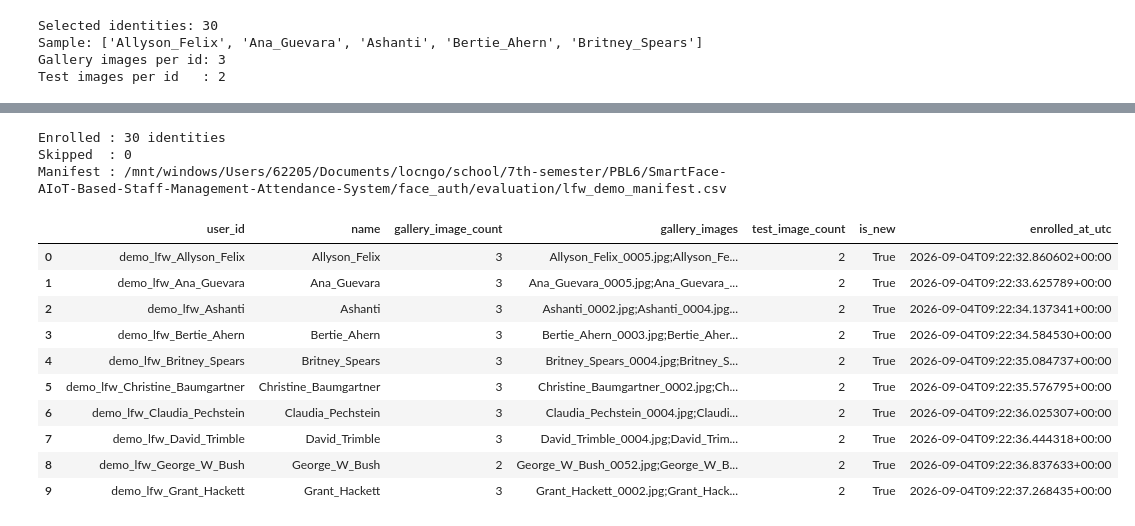
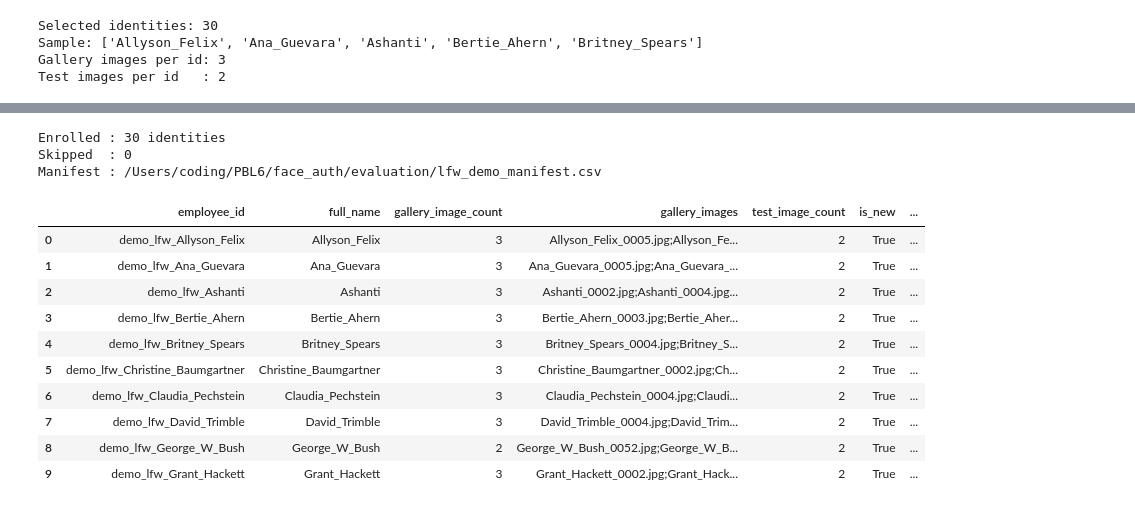
Before and after one commit to anh1303/SmartFace-AIoT-Based-Staff-Management-Attendance-System, a Jupyter notebook: face_auth/evaluation/lfw_demo_enroll.ipynb, the cells around one changed output, grey strips where cells are left out. Cells and saved outputs as stored; diff of their text form; code cells hidden in the pictures.

```diff
--- a/face_auth/evaluation/lfw_demo_enroll.ipynb
+++ b/face_auth/evaluation/lfw_demo_enroll.ipynb
@@ -243,7 +243,7 @@ import re
 from datetime import datetime, timezone
 from tqdm.auto import tqdm
 
-def make_user_id(name: str) -> str:
+def make_employee_id(name: str) -> str:
     # demo_lfw_<name> — tách hoàn toàn khỏi gallery/ thật và benchmark_lfw_
     return f"{VECTORDB_NAMESPACE}_" + re.sub(r"[^a-zA-Z0-9_-]+", "_", name)
 
@@ -251,7 +251,7 @@ manifest_rows = []
 skipped = []
 
 for name in tqdm(selected_names, desc="Enrolling"):
-    user_id = make_user_id(name)
+    employee_id = make_employee_id(name)
 
     # Embed gallery images
     raw_embs = []
@@ -268,7 +268,7 @@ for name in tqdm(selected_names, desc="Enrolling"):
     # Build mean embedding (với outlier filtering)
     try:
         mean_emb, warnings, valid_embs = build_identity_embedding(
-            raw_embs, outlier_threshold=config.RECOMMENDED_GALLERY_SIZE and 0.35
+            raw_embs, outlier_threshold=0.35
         )
     except Exception as e:
         skipped.append(name)
@@ -276,49 +276,50 @@ for name in tqdm(selected_names, desc="Enrolling"):
         continue
 
     for w in warnings:
         print(f"  [{name}] {w}")
 
     # Upsert vào VectorDB (overwrite=True để re-run không tạo duplicate)
     person_id, is_new, is_ignored = db.upsert(
-        user_id=user_id,
-        name=name,
+        employee_id=employee_id,
+        full_name=name,
         individual_embeddings=valid_embs,
         mean_embedding=mean_emb,
         overwrite=True,
         save_individuals=True,
+        model_version=config.EMBEDDING_MODEL_VERSION,
     )
 
     manifest_rows.append({
-        "user_id":            person_id,
-        "name":               name,
+        "employee_id":         person_id,
+        "full_name":           name,
         "gallery_image_count": len(valid_embs),
         "gallery_images":     ";".join(p.name for p in gallery_paths[name]),
         "test_image_count":   len(test_paths[name]),
         "is_new":             bool(is_new),
         "enrolled_at_utc":    datetime.now(timezone.utc).isoformat(),
     })
 
 manifest_df = pd.DataFrame(manifest_rows)
 manifest_df.to_csv(NOTEBOOK_DIR / MANIFEST_CSV, index=False, encoding="utf-8-sig")
 print(f"\nEnrolled : {len(manifest_rows)} identities")
 print(f"Skipped  : {len(skipped)}")
 print(f"Manifest : {NOTEBOOK_DIR / MANIFEST_CSV}")
 display(manifest_df.head(10))
 # %% [output]
 Enrolled : 30 identities
 Skipped  : 0
-Manifest : /mnt/windows/Users/62205/Documents/locngo/school/7th-semester/PBL6/SmartFace-AIoT-Based-Staff-Management-Attendance-System/face_auth/evaluation/lfw_demo_manifest.csv
+Manifest : /Users/coding/PBL6/face_auth/evaluation/lfw_demo_manifest.csv
-|  | user_id | name | gallery_image_count | gallery_images | test_image_count | is_new | enrolled_at_utc |
-| 0 | demo_lfw_Allyson_Felix | Allyson_Felix | 3 | Allyson_Felix_0005.jpg;Allyson_Fe... | 2 | True | 2026-09-04T09:22:32.860602+00:00 |
-| 1 | demo_lfw_Ana_Guevara | Ana_Guevara | 3 | Ana_Guevara_0005.jpg;Ana_Guevara_... | 2 | True | 2026-09-04T09:22:33.625789+00:00 |
-| 2 | demo_lfw_Ashanti | Ashanti | 3 | Ashanti_0002.jpg;Ashanti_0004.jpg... | 2 | True | 2026-09-04T09:22:34.137341+00:00 |
-| 3 | demo_lfw_Bertie_Ahern | Bertie_Ahern | 3 | Bertie_Ahern_0003.jpg;Bertie_Aher... | 2 | True | 2026-09-04T09:22:34.584530+00:00 |
-| 4 | demo_lfw_Britney_Spears | Britney_Spears | 3 | Britney_Spears_0004.jpg;Britney_S... | 2 | True | 2026-09-04T09:22:35.084737+00:00 |
-| 5 | demo_lfw_Christine_Baumgartner | Christine_Baumgartner | 3 | Christine_Baumgartner_0002.jpg;Ch... | 2 | True | 2026-09-04T09:22:35.576795+00:00 |
-| 6 | demo_lfw_Claudia_Pechstein | Claudia_Pechstein | 3 | Claudia_Pechstein_0004.jpg;Claudi... | 2 | True | 2026-09-04T09:22:36.025307+00:00 |
-| 7 | demo_lfw_David_Trimble | David_Trimble | 3 | David_Trimble_0004.jpg;David_Trim... | 2 | True | 2026-09-04T09:22:36.444318+00:00 |
-| 8 | demo_lfw_George_W_Bush | George_W_Bush | 2 | George_W_Bush_0052.jpg;George_W_B... | 2 | True | 2026-09-04T09:22:36.837633+00:00 |
-| 9 | demo_lfw_Grant_Hackett | Grant_Hackett | 3 | Grant_Hackett_0002.jpg;Grant_Hack... | 2 | True | 2026-09-04T09:22:37.268435+00:00 |
+|  | employee_id | full_name | gallery_image_count | gallery_images | test_image_count | is_new | ... |
+| 0 | demo_lfw_Allyson_Felix | Allyson_Felix | 3 | Allyson_Felix_0005.jpg;Allyson_Fe... | 2 | True | ... |
+| 1 | demo_lfw_Ana_Guevara | Ana_Guevara | 3 | Ana_Guevara_0005.jpg;Ana_Guevara_... | 2 | True | ... |
+| 2 | demo_lfw_Ashanti | Ashanti | 3 | Ashanti_0002.jpg;Ashanti_0004.jpg... | 2 | True | ... |
+| 3 | demo_lfw_Bertie_Ahern | Bertie_Ahern | 3 | Bertie_Ahern_0003.jpg;Bertie_Aher... | 2 | True | ... |
+| 4 | demo_lfw_Britney_Spears | Britney_Spears | 3 | Britney_Spears_0004.jpg;Britney_S... | 2 | True | ... |
+| 5 | demo_lfw_Christine_Baumgartner | Christine_Baumgartner | 3 | Christine_Baumgartner_0002.jpg;Ch... | 2 | True | ... |
+| 6 | demo_lfw_Claudia_Pechstein | Claudia_Pechstein | 3 | Claudia_Pechstein_0004.jpg;Claudi... | 2 | True | ... |
+| 7 | demo_lfw_David_Trimble | David_Trimble | 3 | David_Trimble_0004.jpg;David_Trim... | 2 | True | ... |
+| 8 | demo_lfw_George_W_Bush | George_W_Bush | 2 | George_W_Bush_0052.jpg;George_W_B... | 2 | True | ... |
+| 9 | demo_lfw_Grant_Hackett | Grant_Hackett | 3 | Grant_Hackett_0002.jpg;Grant_Hack... | 2 | True | ... |
 # %%
 # =========================
 # 8. COPY TEST IMAGES INTO FOLDERS BY IDENTITY
```
Also changed, not shown: parts of 6 cells of this notebook, 27 other files.
